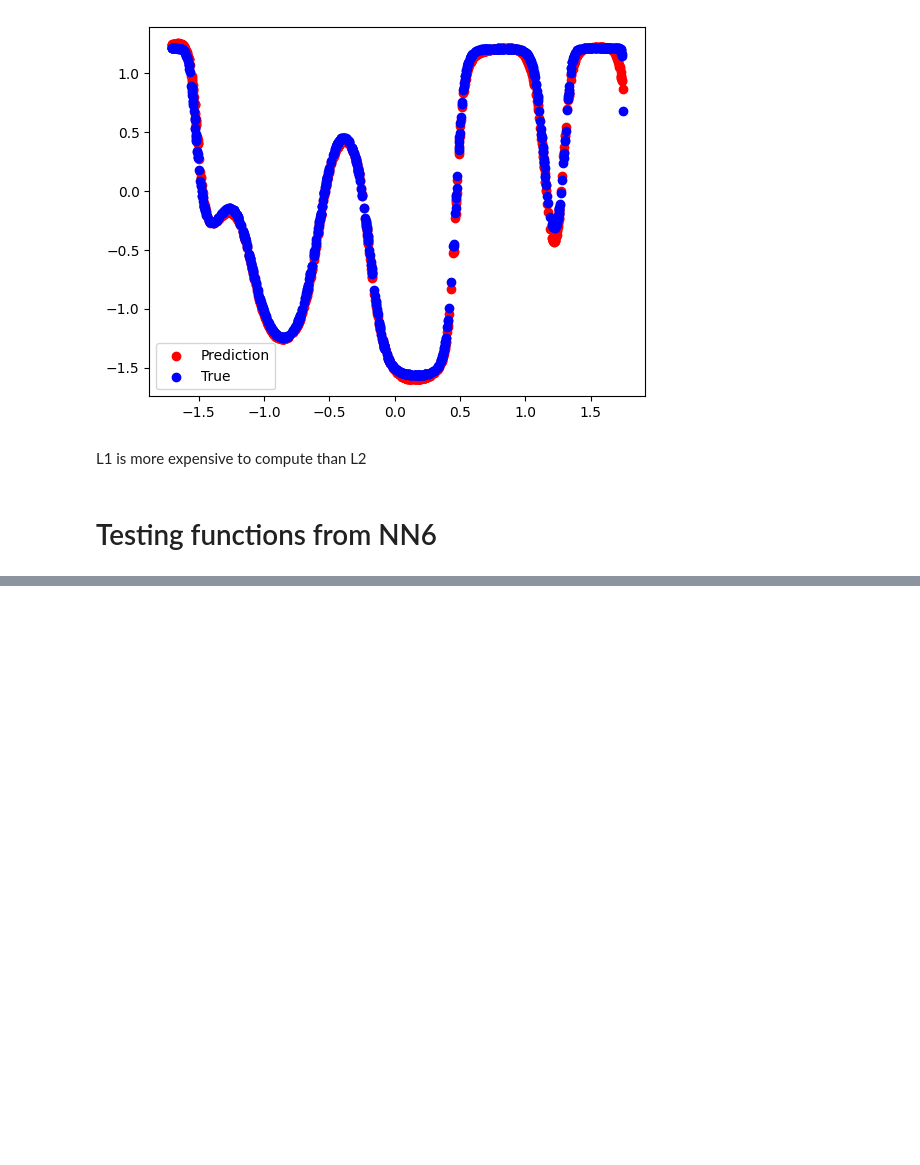
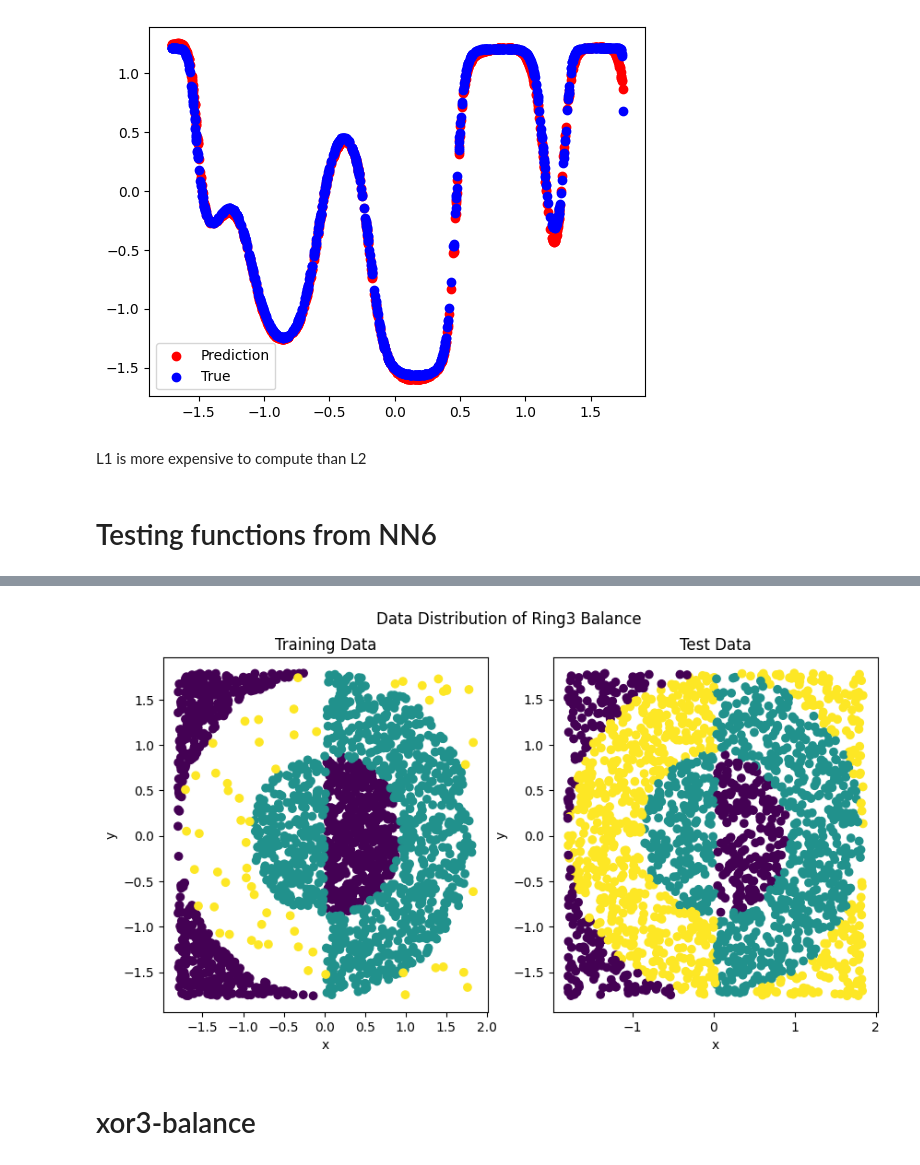
Before and after one commit to nizwant/methods_of_computational_intelligence, a Jupyter notebook: NeuralNetworks/NN6.ipynb, the cells around one changed output, grey strips where cells are left out. Drawn from its saved outputs; the diff is of its cells as text; code cells hidden in the pictures; blank space fills up the shorter version.

```diff
--- a/NeuralNetworks/NN6.ipynb
+++ b/NeuralNetworks/NN6.ipynb
@@ -652,0 +724,23 @@ L1 is more expensive to compute than L2
+# %%
+rings3_balance_train = pd.read_csv(
+    "https://raw.githubusercontent.com/nizwant/miowid/main/data/classification/rings3-balance-training.csv"
+)
+rings3_balance_test = pd.read_csv(
+    "https://raw.githubusercontent.com/nizwant/miowid/main/data/classification/rings3-balance-test.csv"
+)
+mean = rings3_balance_train.mean()
+std = rings3_balance_train.std()
+rings3_balance_train[["x", "y"]] = (
+    rings3_balance_train[["x", "y"]] - mean[["x", "y"]]
+) / std[["x", "y"]]
+rings3_balance_test[["x", "y"]] = (
+    rings3_balance_test[["x", "y"]] - mean[["x", "y"]]
+) / std[["x", "y"]]
+# %%
+visualize_data_distribution(
+    rings3_balance_train, rings3_balance_test, "Data Distribution of Ring3 Balance"
+)
+# %% [output]
+[figure, added]
+# %% [markdown]
+# xor3-balance
```
Also changed, not shown: parts of 10 cells of this notebook.
